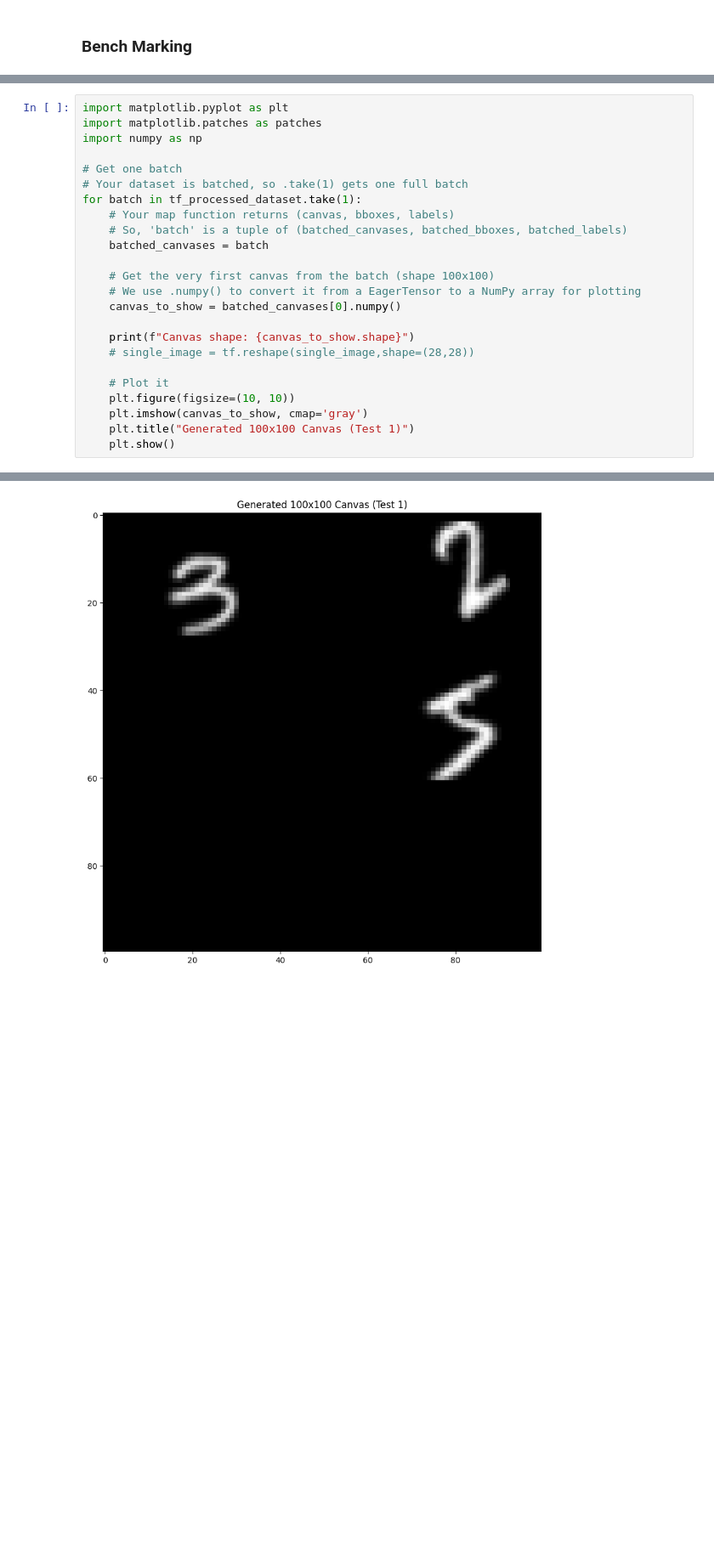
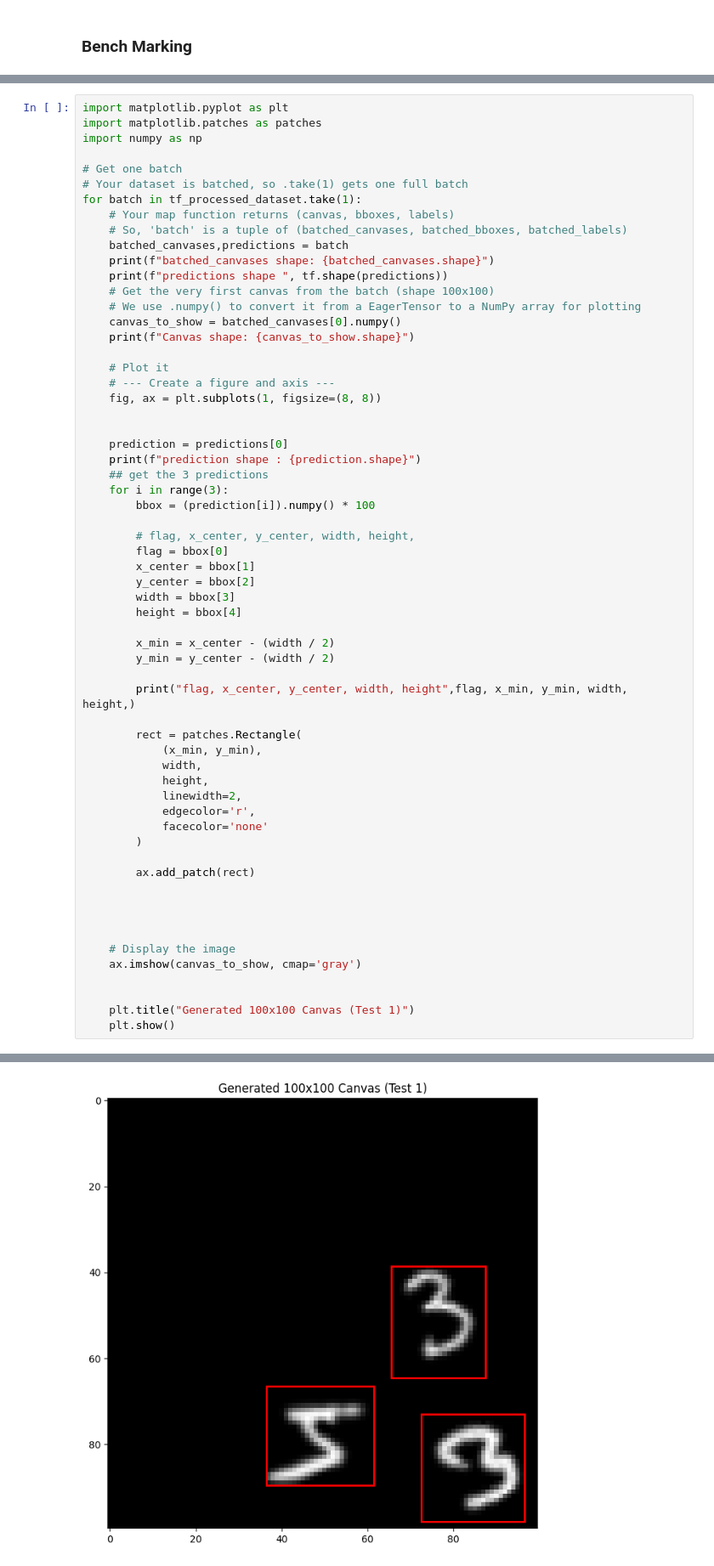
Before and after one commit to gaurangdave/mnist_object_detection, a Jupyter notebook: notebooks/04_numpy_tf_migration.ipynb, the cells around one changed output, grey strips where cells are left out. Shown at 85% size. Saved outputs shown, nothing was run; the diff lists cells and outputs as text; blank space fills up the shorter version.

Commit message:
final working version of the graph compatible data generation scripts

```diff
--- a/notebooks/04_numpy_tf_migration.ipynb
+++ b/notebooks/04_numpy_tf_migration.ipynb
@@ -619,18 +678,55 @@ import numpy as np
 for batch in tf_processed_dataset.take(1):
     # Your map function returns (canvas, bboxes, labels)
     # So, 'batch' is a tuple of (batched_canvases, batched_bboxes, batched_labels)
-    batched_canvases = batch
-
+    batched_canvases,predictions = batch
+    print(f"batched_canvases shape: {batched_canvases.shape}")
+    print(f"predictions shape ", tf.shape(predictions))
     # Get the very first canvas from the batch (shape 100x100)
     # We use .numpy() to convert it from a EagerTensor to a NumPy array for plotting
     canvas_to_show = batched_canvases[0].numpy()
-
     print(f"Canvas shape: {canvas_to_show.shape}")
-    # single_image = tf.reshape(single_image,shape=(28,28))
 
     # Plot it
-    plt.figure(figsize=(10, 10))
-    plt.imshow(canvas_to_show, cmap='gray')
+    # --- Create a figure and axis ---
+    fig, ax = plt.subplots(1, figsize=(8, 8))
+
+
+    prediction = predictions[0]
+    print(f"prediction shape : {prediction.shape}")
+    ## get the 3 predictions
+    for i in range(3):
+        bbox = (prediction[i]).numpy() * 100
+
+        # flag, x_center, y_center, width, height,
+        flag = bbox[0]
+        x_center = bbox[1]
+        y_center = bbox[2]
+        width = bbox[3]
+        height = bbox[4]
+
+        x_min = x_center - (width / 2)
+        y_min = y_center - (width / 2)
+
+        print("flag, x_center, y_center, width, height",flag, x_min, y_min, width, height,)
+
+        rect = patches.Rectangle(
+            (x_min, y_min),
+            width,
+            height,
+            linewidth=2,
+            edgecolor='r',
+            facecolor='none'
+        )
+
+        ax.add_patch(rect)
+
+
+
+
+    # Display the image
+    ax.imshow(canvas_to_show, cmap='gray')
+
+
     plt.title("Generated 100x100 Canvas (Test 1)")
     plt.show()
 # %% [output]
@@ -638 +740 @@ Canvas shape: (100, 100)
-[figure, old version]
+[figure, new version]
```
Also changed, not shown: parts of 3 cells of this notebook.
